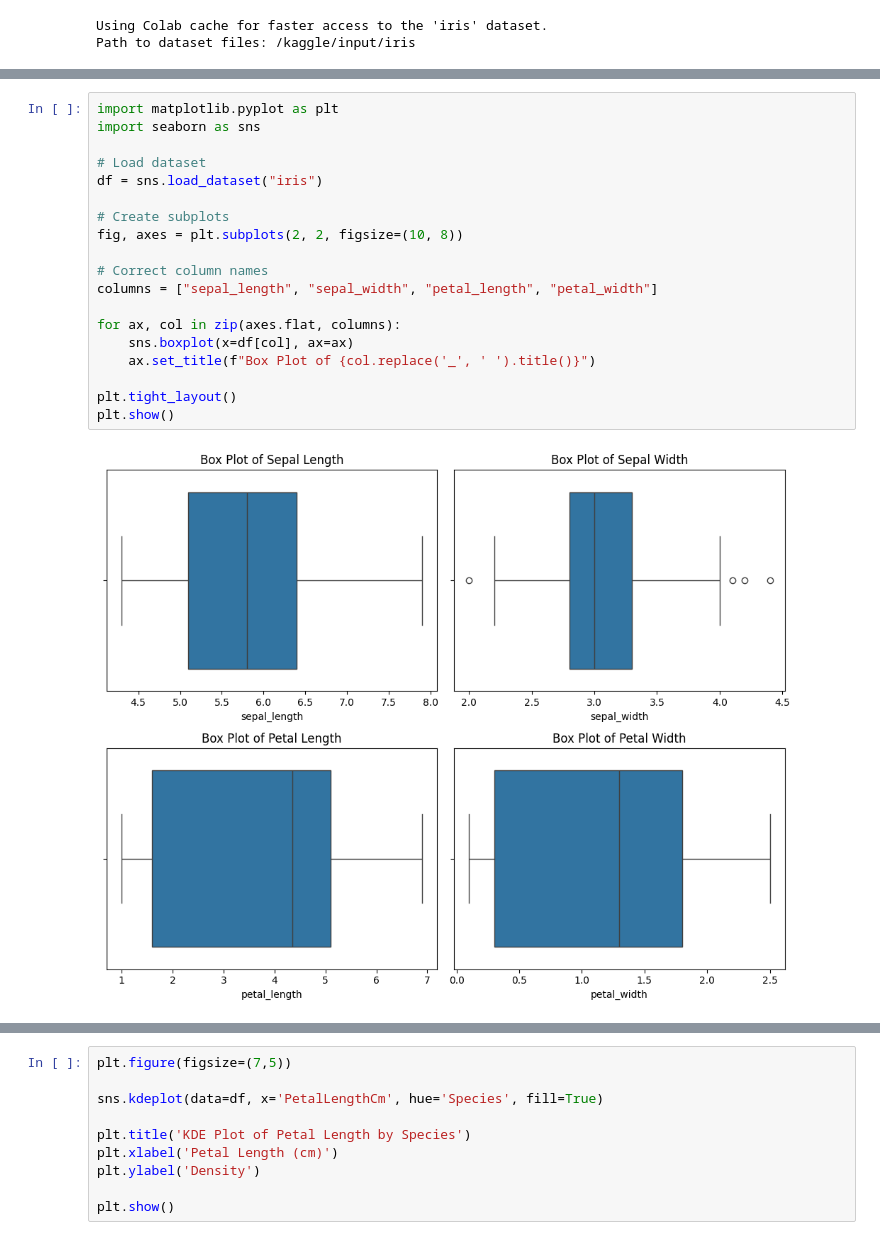
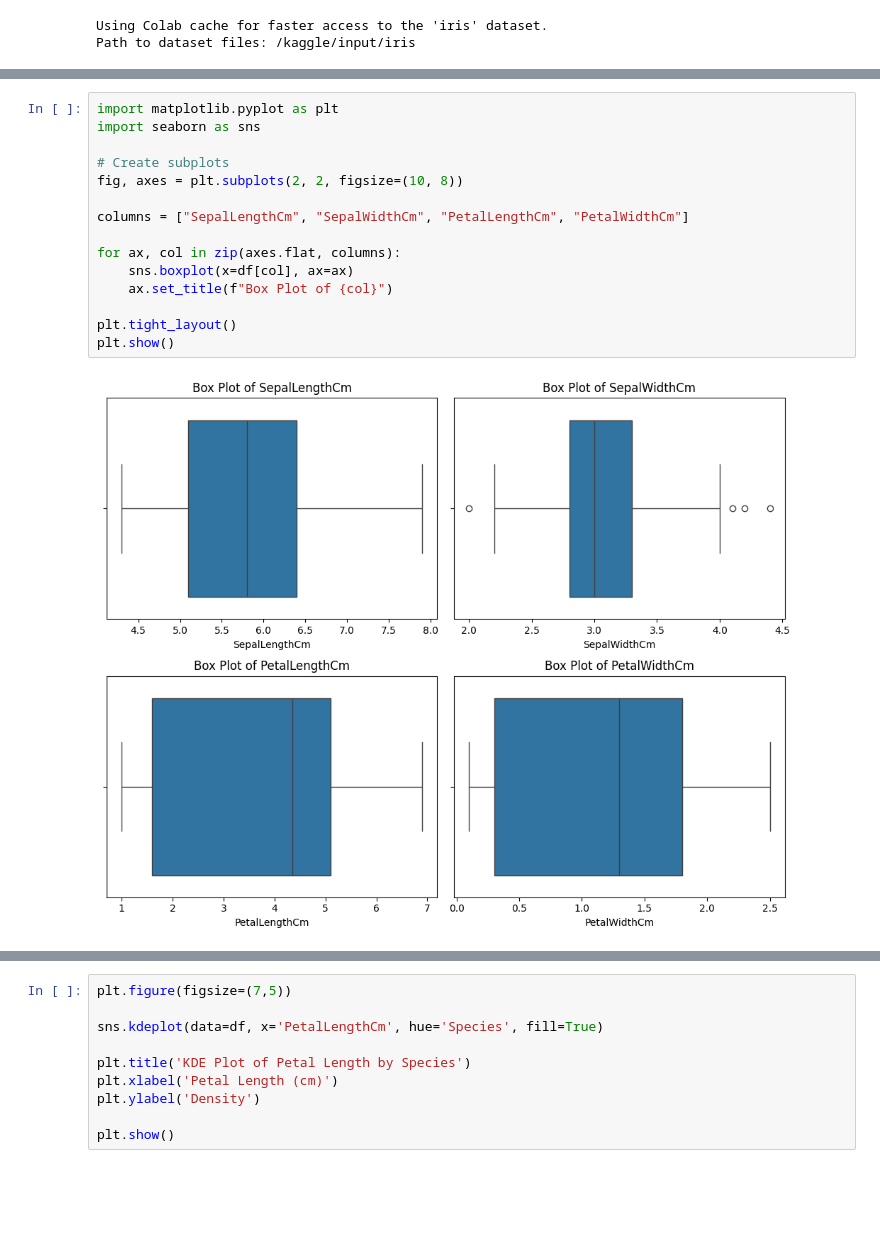
Before and after one commit to shivampimple29/Intelligent-Data-Systems, a Jupyter notebook: Exp3/Exp3.ipynb, the cells around one changed output, grey strips where cells are left out. Drawn from its saved outputs; the diff is of its cells as text; blank space fills up the shorter version.

```diff
--- a/Exp3/Exp3.ipynb
+++ b/Exp3/Exp3.ipynb
@@ -86,22 +86,18 @@ plt.show()
 # %%
 import matplotlib.pyplot as plt
 import seaborn as sns
 
-# Load dataset
-df = sns.load_dataset("iris")
-
 # Create subplots
 fig, axes = plt.subplots(2, 2, figsize=(10, 8))
 
-# Correct column names
-columns = ["sepal_length", "sepal_width", "petal_length", "petal_width"]
+columns = ["SepalLengthCm", "SepalWidthCm", "PetalLengthCm", "PetalWidthCm"]
 
 for ax, col in zip(axes.flat, columns):
     sns.boxplot(x=df[col], ax=ax)
-    ax.set_title(f"Box Plot of {col.replace('_', ' ').title()}")
+    ax.set_title(f"Box Plot of {col}")
 
 plt.tight_layout()
 plt.show()
 # %% [output]
-[figure, old version]
+[figure, new version]
 # %%
```
Also changed, not shown: parts of 19 cells of this notebook.
